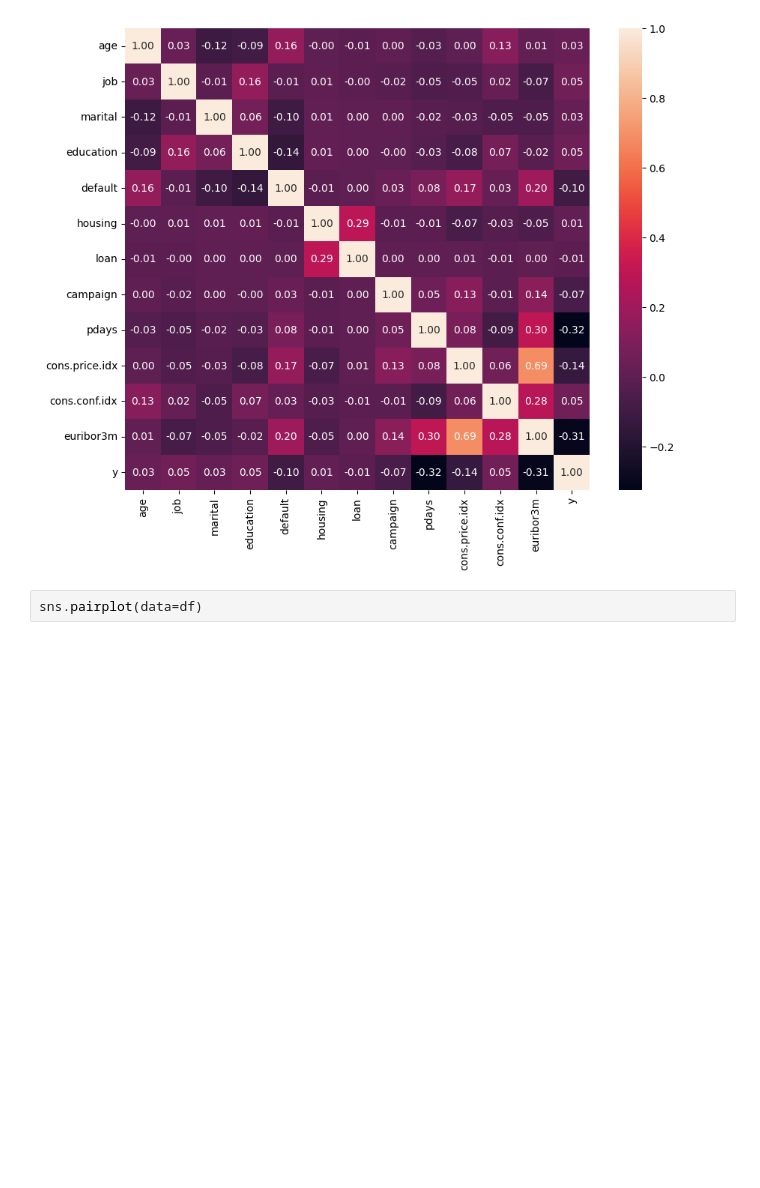
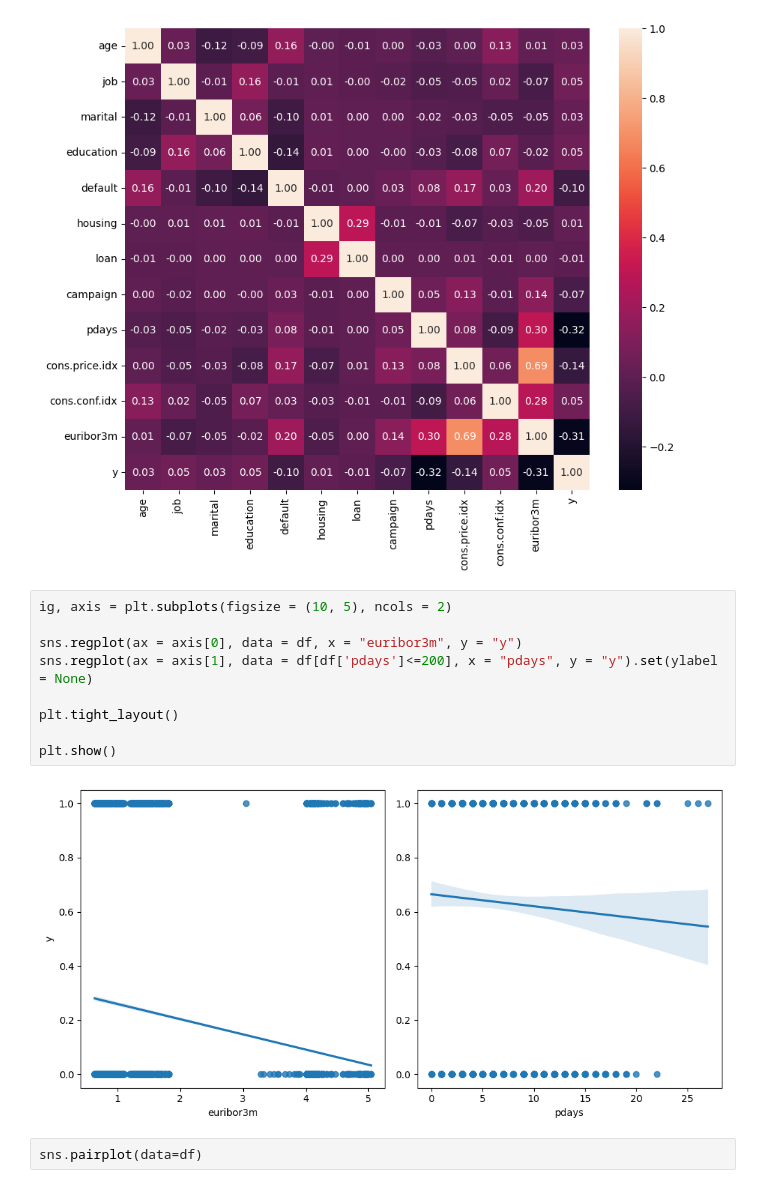
Before and after one commit to bartowen/mi_primer_model_ml, a Jupyter notebook: src/explore.ipynb, the cells around one changed output. Drawn from its saved outputs; the diff is of its cells as text; blank space fills up the shorter version.

```diff
--- a/src/explore.ipynb
+++ b/src/explore.ipynb
@@ -346,6 +346,17 @@ sns.heatmap(df.corr(),annot=True,fmt='.2f')
 plt.show()
 # %% [output]
 [figure]
+# %%
+ig, axis = plt.subplots(figsize = (10, 5), ncols = 2)
+
+sns.regplot(ax = axis[0], data = df, x = "euribor3m", y = "y")
+sns.regplot(ax = axis[1], data = df[df['pdays']<=200], x = "pdays", y = "y").set(ylabel = None)
+
+plt.tight_layout()
+
+plt.show()
+# %% [output]
+[figure, added]
 # %%
 sns.pairplot(data=df)
 # %% [output]
```
Also changed, not shown: parts of 1 cell of this notebook.
